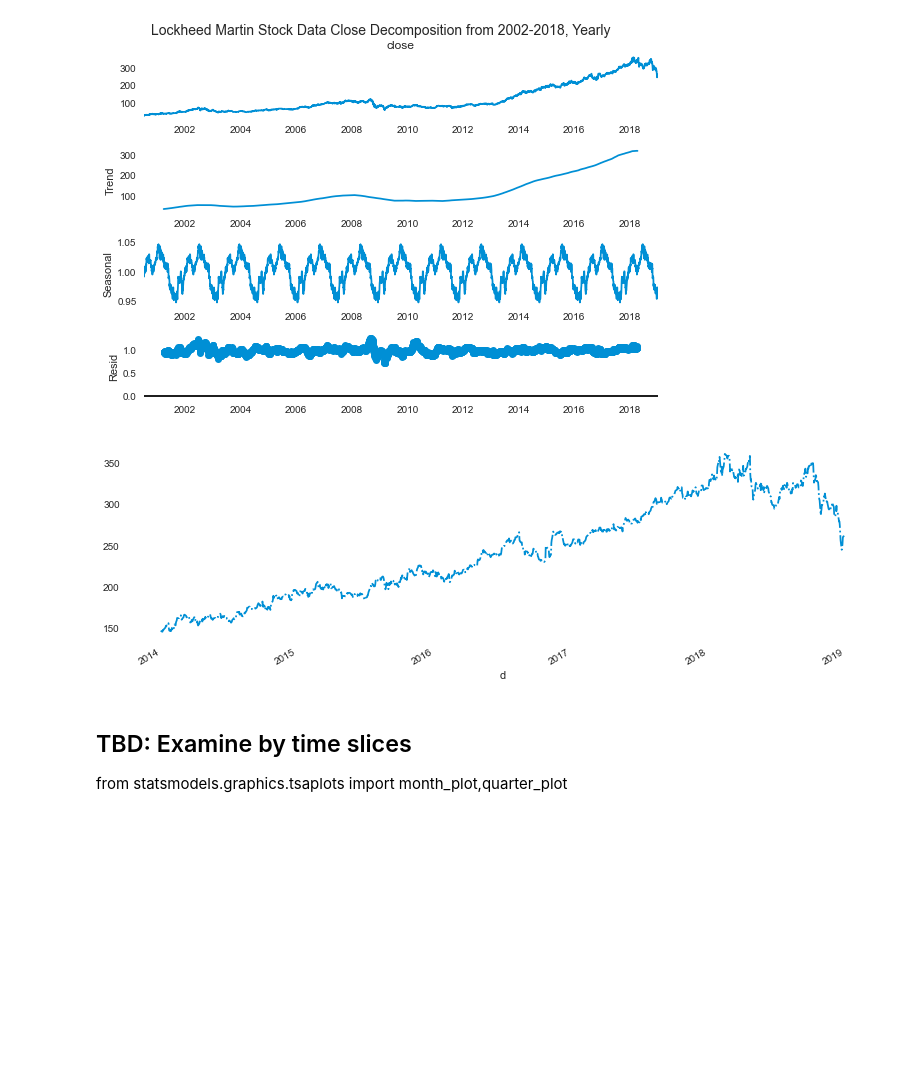
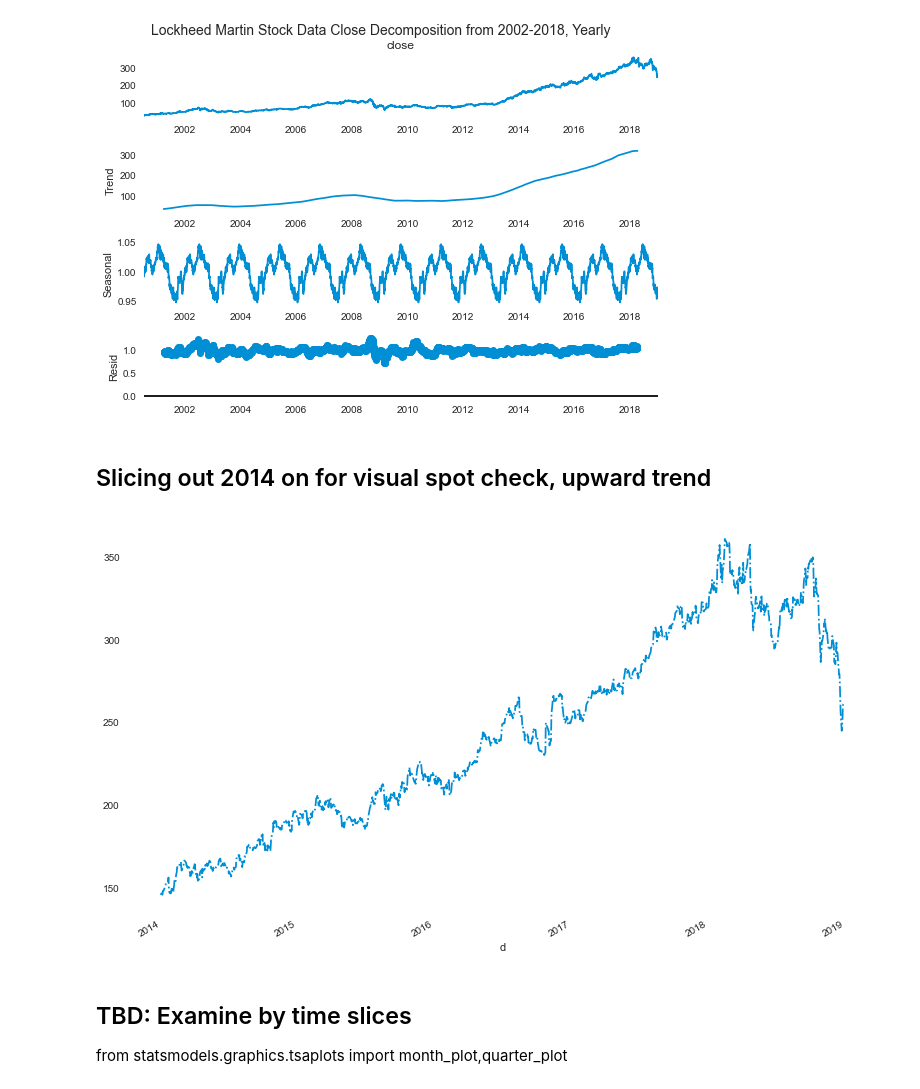
Before and after one commit to MichaelBurak/regime_changes, a Jupyter notebook: regime_changes.ipynb, the cells around one changed output. Cells and saved outputs as stored; diff of their text form; code cells hidden in the pictures; blank space fills up the shorter version.

```diff
--- a/regime_changes.ipynb
+++ b/regime_changes.ipynb
@@ -758,5 +805,5 @@ stonks
 # %%
-ave_col = [col for col in stonks.columns if 'MAGAVE' in col]
+ave_col = [col for col in lmt_df.columns if 'MAGAVE' in col]
 
 ave_col
 # %% [output]
@@ -780,5 +827,5 @@ ave_col
 # %%
-stonks['mean_ave'] = stonks[ave_col].mean(axis=1)
+lmt_df['mean_ave'] = lmt_df[ave_col].mean(axis=1)
 
-stonks.head(20)
+lmt_df.head(10)
 # %% [output]
@@ -803,0 +860,4 @@ stonks.head(20)
+# %%
+lmt_df = lmt_df.dropna()
+
+lmt_df.isnull().sum()
@@ -803,0 +879,4 @@ stonks.head(20)
+# %%
+lmt_df = lmt_df.drop(columns=['open', 'high', 'low', 'volume'],axis=1)
+
+lmt_df.head()
@@ -835,11 +971,13 @@ plt.tight_layout()
 plt.show()
 # %% [output]
 [figure]
+# %% [markdown]
+## Slicing out 2014 on for visual spot check, upward trend
 # %%
-stonks['close']['2014-01-01':'2018-12-31'].plot(figsize=(12,4),ls='-.')
+lmt_df['close']['2014-01-01':'2018-12-31'].plot(figsize=(12,8),ls='-.')
 plt.show()
 # %% [output]
-[figure, old version]
+[figure, new version]
 # %% [markdown]
 ## TBD: Examine by time slices
 from statsmodels.graphics.tsaplots import month_plot,quarter_plot
```
Also changed, not shown: parts of 47 cells of this notebook, 1 other file.
